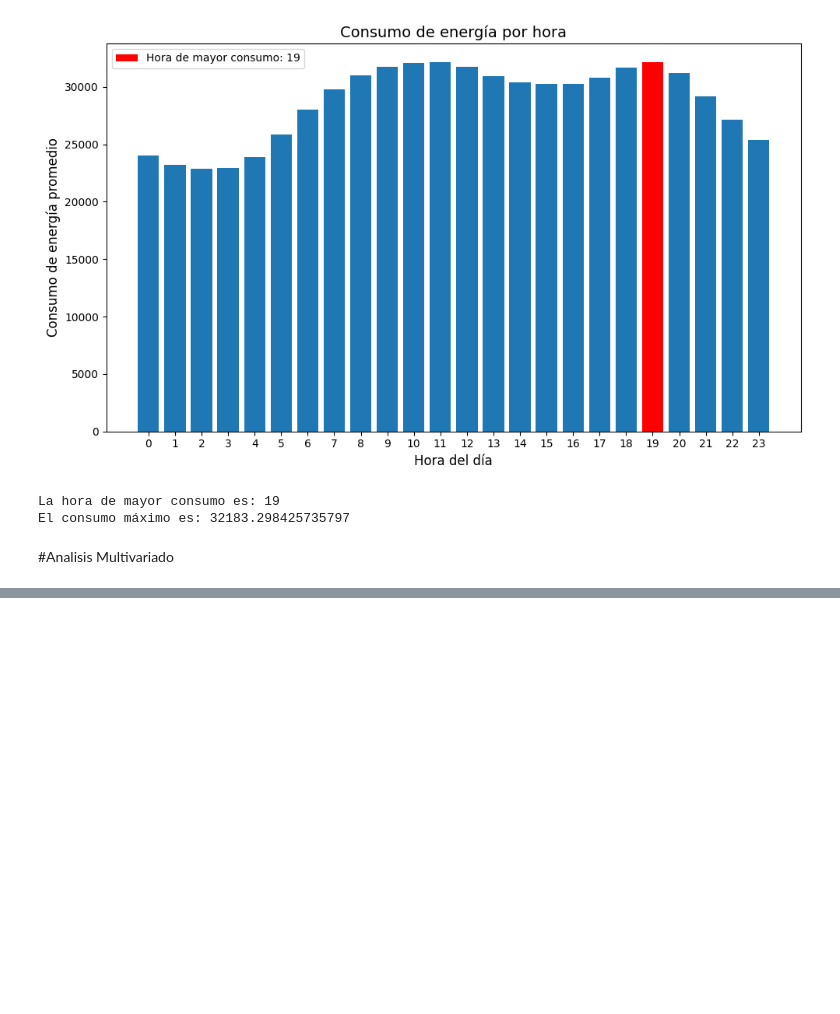
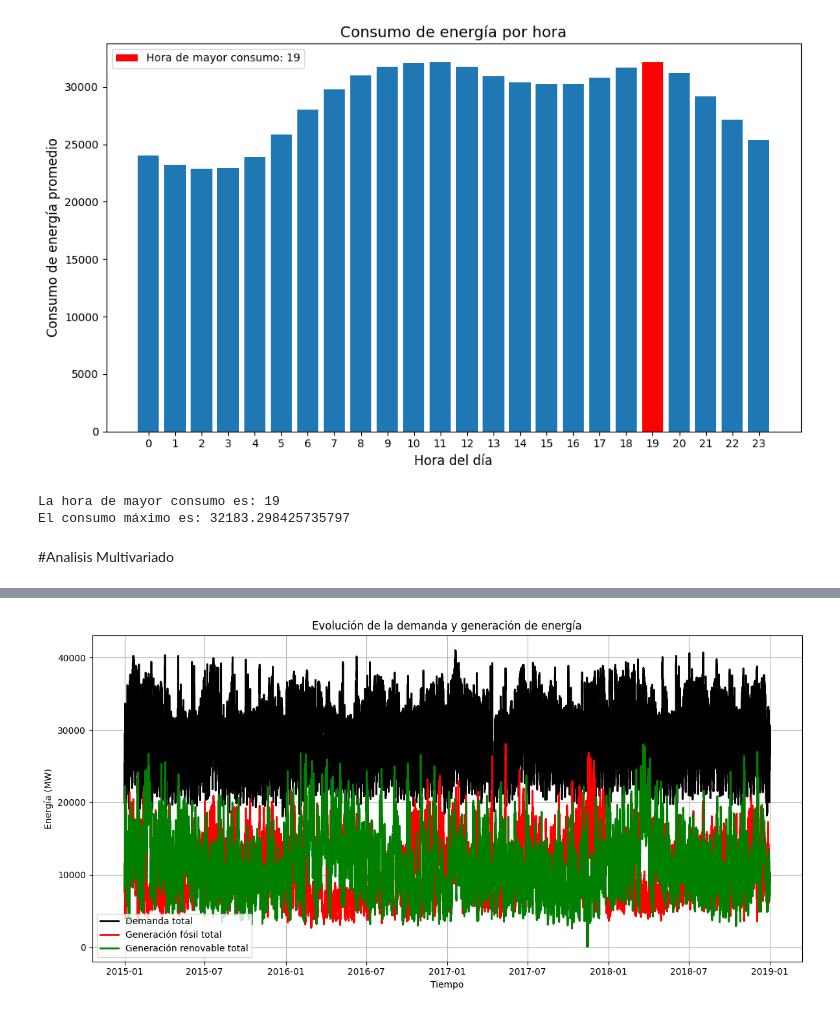
Before and after one commit to Rociosamudio/Machine-Learning-Data-Science-II, a Jupyter notebook: actividad_práctica_APIS_"LizRocio_SamudioRuiz”.ipynb, the cells around one changed output, grey strips where cells are left out. Cells and saved outputs as stored; diff of their text form; code cells hidden in the pictures; blank space fills up the shorter version.

```diff
--- a/actividad_práctica_APIS_"LizRocio_SamudioRuiz”.ipynb
+++ b/actividad_práctica_APIS_"LizRocio_SamudioRuiz”.ipynb
@@ -921,0 +1021,42 @@ El consumo máximo es: 32183.298425735797
+# %%
+
+df_copy = df.copy()
+
+# 2. Convierte la columna 'tiempo' a datetime si es necesario
+df_copy['tiempo'] = pd.to_datetime(df_copy['tiempo'], errors='coerce')
+
+# 3. Calcula la generación fósil total (maneja posibles errores)
+cols_fosil = ['generación fósil carbón pardo/lignito', 'generación fósil gas derivado del carbón',
+             'generación fósil gas', 'generación fósil carbón duro', 'generación fósil petróleo',
+             'generación fósil esquisto bituminoso', 'generación fósil turba']
+df_copy['generación fósil total'] = df_copy[cols_fosil].sum(axis=1, skipna=True)
+
+# 4. Calcula la generación renovable total (maneja posibles errores)
+cols_renovables = ['generación biomasa', 'generación geotérmica', 'generación hidro bombeo almacenamiento consumo',
+                    'generación hidro pasada por río y embalse', 'generación hidro embalse', 'generación marina',
+                    'generación solar', 'generación residuos', 'generación eólica marina', 'generación eólica terrestre',
+                    'generación otra renovable 1', 'generación otra renovable 2']
+df_copy['generación renovable total'] = df_copy[cols_renovables].sum(axis=1, skipna=True)
+
+# 5. Define las variables para el gráfico
+tiempo = df_copy['tiempo']
+demanda = df_copy['carga total real']
+generacion_fosil = df_copy['generación fósil total']
+generacion_renovable = df_copy['generación renovable total']
+
+# 6. Crea el gráfico de líneas apiladas
+plt.figure(figsize=(12, 6))
+
+plt.plot(tiempo, demanda, label='Demanda total', color='black', linewidth=2)
+plt.plot(tiempo, generacion_fosil, label='Generación fósil total', color='red', linewidth=2)
+plt.plot(tiempo, generacion_renovable, label='Generación renovable total', color='green', linewidth=2) # Changed 'generacion_renovables' to 'generacion_renovable'
+
+plt.xlabel('Tiempo')
+plt.ylabel('Energía (MW)')
+plt.title('Evolución de la demanda y generación de energía')
+plt.legend()
+plt.grid(True)
+plt.tight_layout()
+plt.show()
+# %% [output]
+[figure, added]
```
Also changed, not shown: parts of 9 cells of this notebook.
